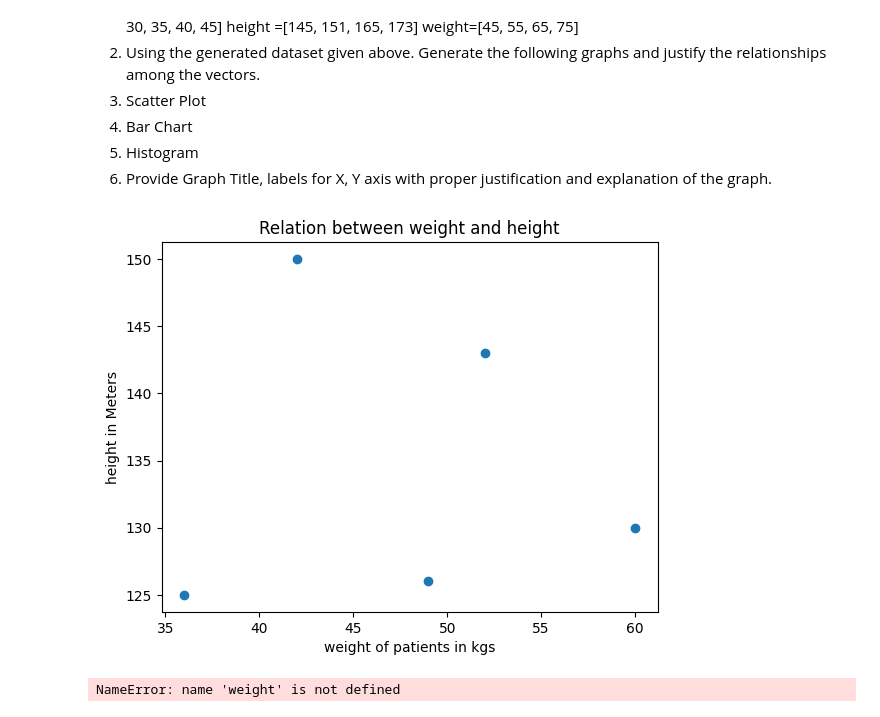
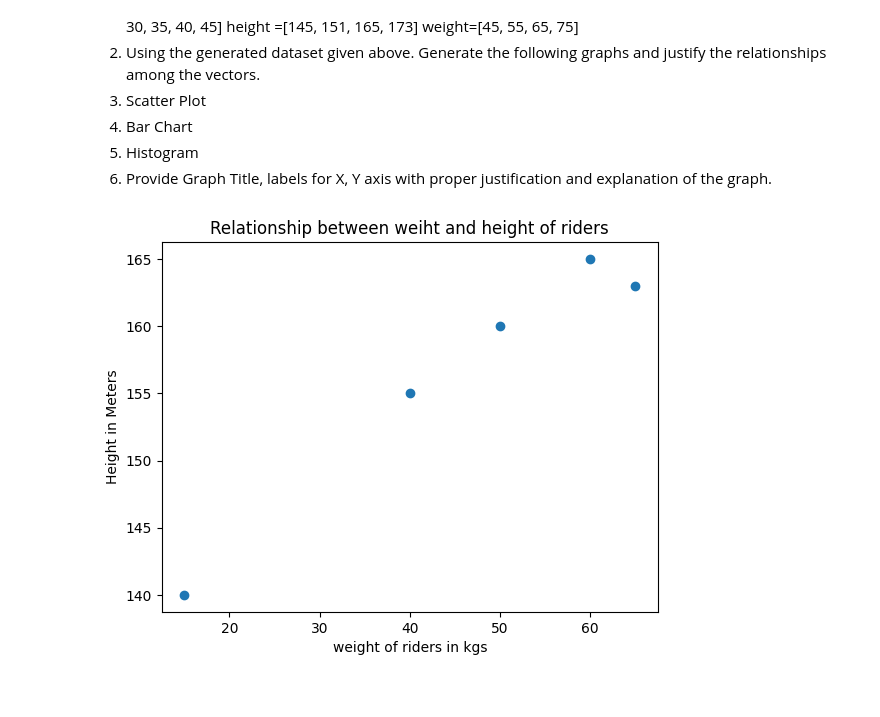
Before and after one commit to Anjani2707/AIML_2303A52419, a Jupyter notebook: LAB01_AIML.ipynb, the cells around one changed output. Drawn from its saved outputs; the diff is of its cells as text; code cells hidden in the pictures.

```diff
--- a/LAB01_AIML.ipynb
+++ b/LAB01_AIML.ipynb
@@ -60,18 +55,13 @@ height=[130,143,150,125,126]
 # %%
 import matplotlib.pyplot as plt
+rider = ["sIRI","avanthi","nani","aruna","vijay"]
+age = [45,36,19,38,4]
+weight = [50,60,40,65,15]
+height = [160,165,155,163,140]
 plt.scatter(weight,height)
-plt.title("Relation between weight and height")
-plt.ylabel("height in Meters")
-plt.xlabel("weight of patients in kgs")
+plt.title("Relationship between weiht and height of riders")
+plt.ylabel("Height in Meters")
+plt.xlabel("weight of riders in kgs")
 plt.show()
 # %% [output]
-[figure, old version]
+[figure, new version]
-# %%
-import matplotlib.pyplot as plt
-plt.bar(weight,height)
-plt.title("Relation between weight and height")
-plt.ylabel("height in Meters")
-plt.xlabel("weight of patients in kgs")
-plt.show()
-# %% [output]
-NameError: name 'weight' is not defined
```
Also changed, not shown: parts of 3 cells of this notebook.
